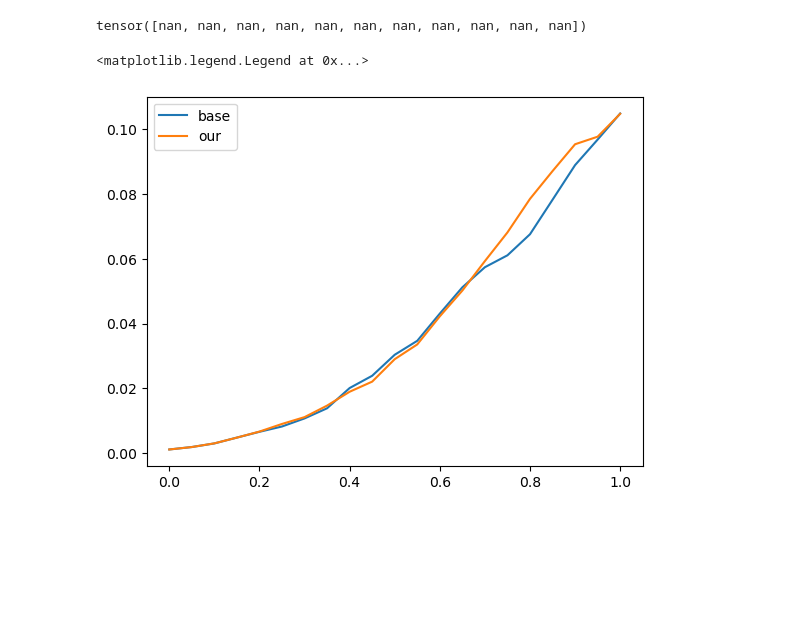
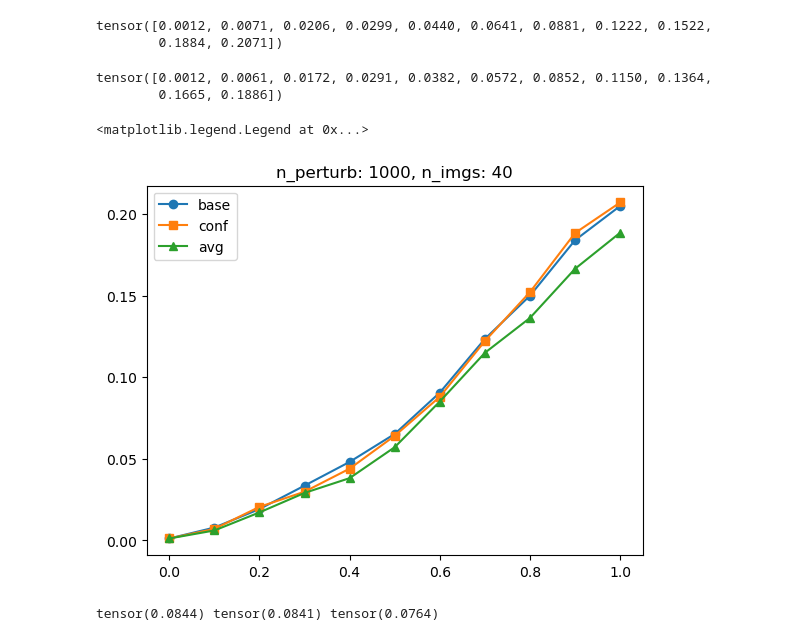
Before and after one commit to beotborry/ConformalXAI, a Jupyter notebook: aopc_results.ipynb, the cells around one changed output. Drawn from its saved outputs; the diff is of its cells as text; code cells hidden in the pictures; blank space fills up the shorter version.

```diff
--- a/aopc_results.ipynb
+++ b/aopc_results.ipynb
@@ -20,9 +20,9 @@ mode = "insertion"
 with open(f"val_center_crop_224_seed_{seed}.npy", "rb") as f:
     filelist = np.load(f)
 # %%
-base = torch.zeros(11)
-our = torch.zeros(11)
-avg = torch.zeros(11)
+base = []
+our = []
+avg = []
 
 read_num = 0
 
@@ -32,10 +32,12 @@ for filepath in filelist:
     log_name = f"./aopc_results/{tester}_transform_{transform}_mode_{mode}_expl_method_{expl_method}_seed_{seed}_perturb_num_1000_{filename}.pt"
     try:
         log = torch.load(log_name)
-        print(log)
-        base += log[0]
-        our += log[1]
-        avg += log[2]
+        base.append(log[0])
+        our.append(log[1])
+        avg.append(log[2])
         read_num += 1
     except:
         break
+base = torch.stack(base)
+our = torch.stack(our)
+avg = torch.stack(avg)
@@ -64,11 +48,24 @@ tensor([nan, nan, nan, nan, nan, nan, nan, nan, nan, nan, nan])
 # %%
 our / read_num
 # %% [output]
-tensor([nan, nan, nan, nan, nan, nan, nan, nan, nan, nan, nan])
+tensor([0.0012, 0.0071, 0.0206, 0.0299, 0.0440, 0.0641, 0.0881, 0.1222, 0.1522,
+        0.1884, 0.2071])
+# %%
+avg / read_num
+# %% [output]
+tensor([0.0012, 0.0061, 0.0172, 0.0291, 0.0382, 0.0572, 0.0852, 0.1150, 0.1364,
+        0.1665, 0.1886])
 # %%
-plt.plot(np.arange(0, 1.05, 0.05), (base / read_num), label="base")
-plt.plot(np.arange(0, 1.05, 0.05), our / read_num, label = "our")
+plt.plot(np.arange(0, 1.05, 0.1), (base.mean(0)), '-o', label="base")
+plt.plot(np.arange(0, 1.05, 0.1), our.mean(0), '-s', label = "conf")
+plt.plot(np.arange(0, 1.05, 0.1), avg.mean(0), '-^', label = "avg")
+
+plt.title(f"n_perturb: 1000, n_imgs: {read_num}")
 plt.legend()
 # %% [output]
 <matplotlib.legend.Legend at 0x...>
-[figure, old version]
+[figure, new version]
+# %%
+print((base/read_num).mean(), (our/read_num).mean(), (avg/read_num).mean())
+# %% [output]
+tensor(0.0844) tensor(0.0841) tensor(0.0764)
```
Also changed, not shown: parts of 3 cells of this notebook, 1 other file.
